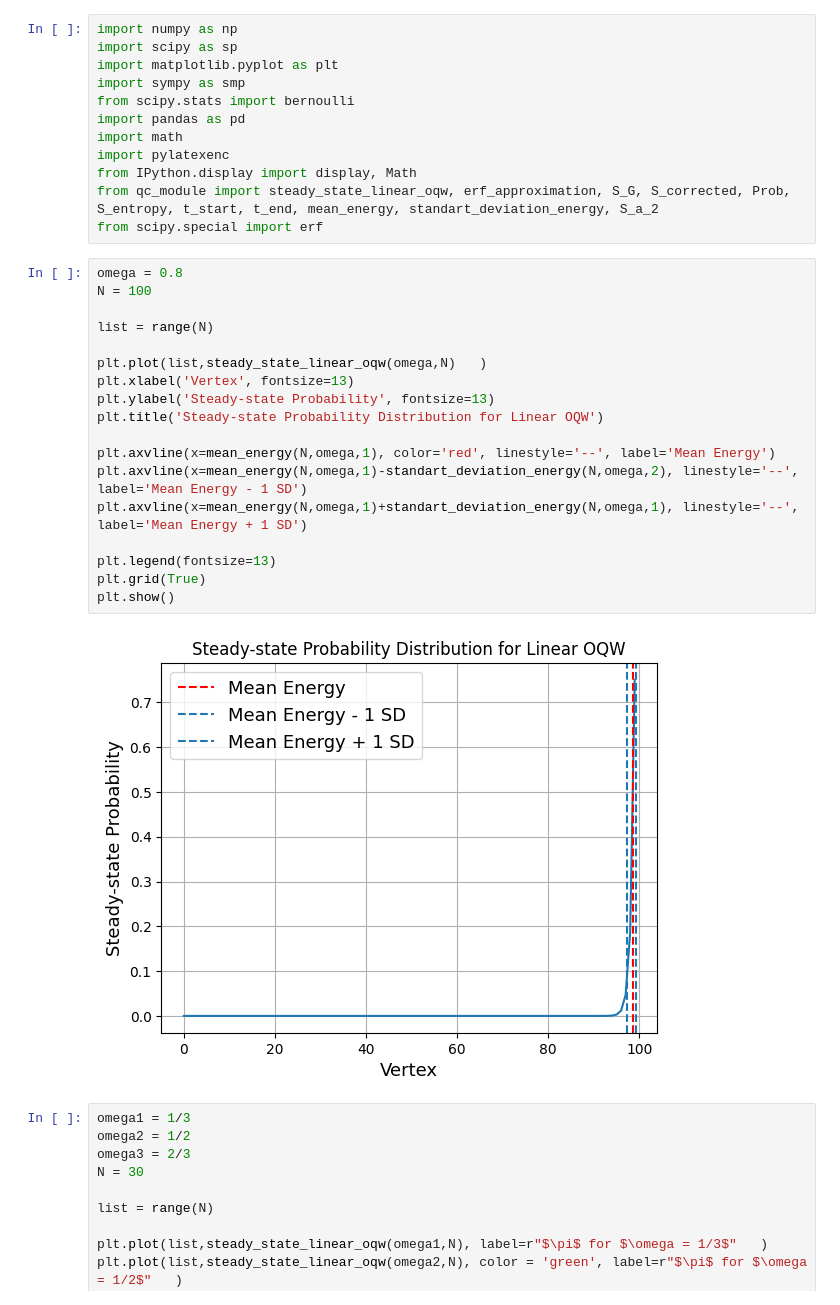
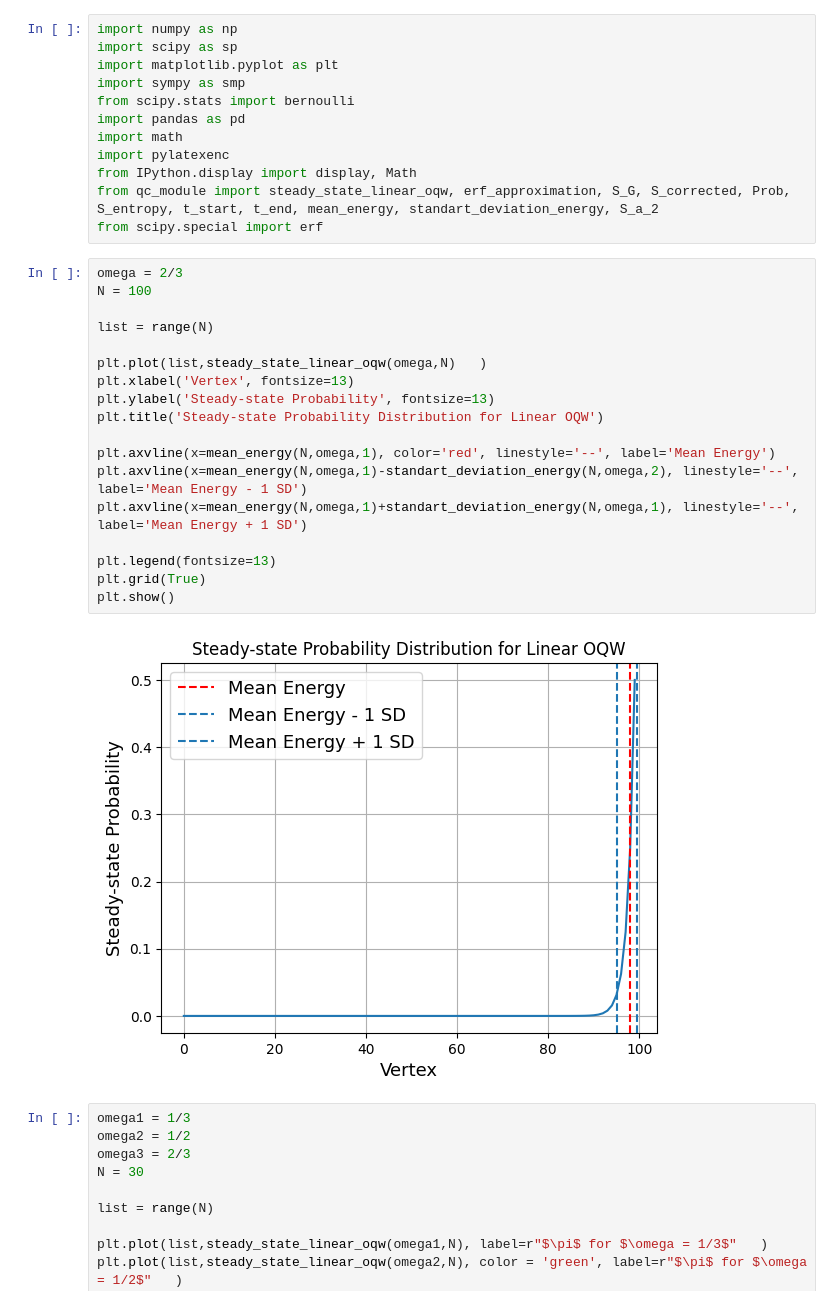
Before and after one commit to pedrolinckm/OQW-Thermodynamics, a Jupyter notebook: thermodynamics_oqw.ipynb, the cells around one changed output. Drawn from its saved outputs; the diff is of its cells as text.

```diff
--- a/thermodynamics_oqw.ipynb
+++ b/thermodynamics_oqw.ipynb
@@ -11,25 +11,25 @@ from IPython.display import display, Math
 from qc_module import steady_state_linear_oqw, erf_approximation, S_G, S_corrected, Prob, S_entropy, t_start, t_end, mean_energy, standart_deviation_energy, S_a_2
 from scipy.special import erf
 # %%
-omega = 0.8
+omega = 2/3
 N = 100
 
 list = range(N)
 
 plt.plot(list,steady_state_linear_oqw(omega,N)   )
 plt.xlabel('Vertex', fontsize=13)
 plt.ylabel('Steady-state Probability', fontsize=13)
 plt.title('Steady-state Probability Distribution for Linear OQW')
 
 plt.axvline(x=mean_energy(N,omega,1), color='red', linestyle='--', label='Mean Energy')
 plt.axvline(x=mean_energy(N,omega,1)-standart_deviation_energy(N,omega,2), linestyle='--', label='Mean Energy - 1 SD')
 plt.axvline(x=mean_energy(N,omega,1)+standart_deviation_energy(N,omega,1), linestyle='--', label='Mean Energy + 1 SD')
 
 plt.legend(fontsize=13)
 plt.grid(True)
 plt.show()
 # %% [output]
-[figure, old version]
+[figure, new version]
 # %%
 omega1 = 1/3
 omega2 = 1/2
```
Also changed, not shown: parts of 2 cells of this notebook.
